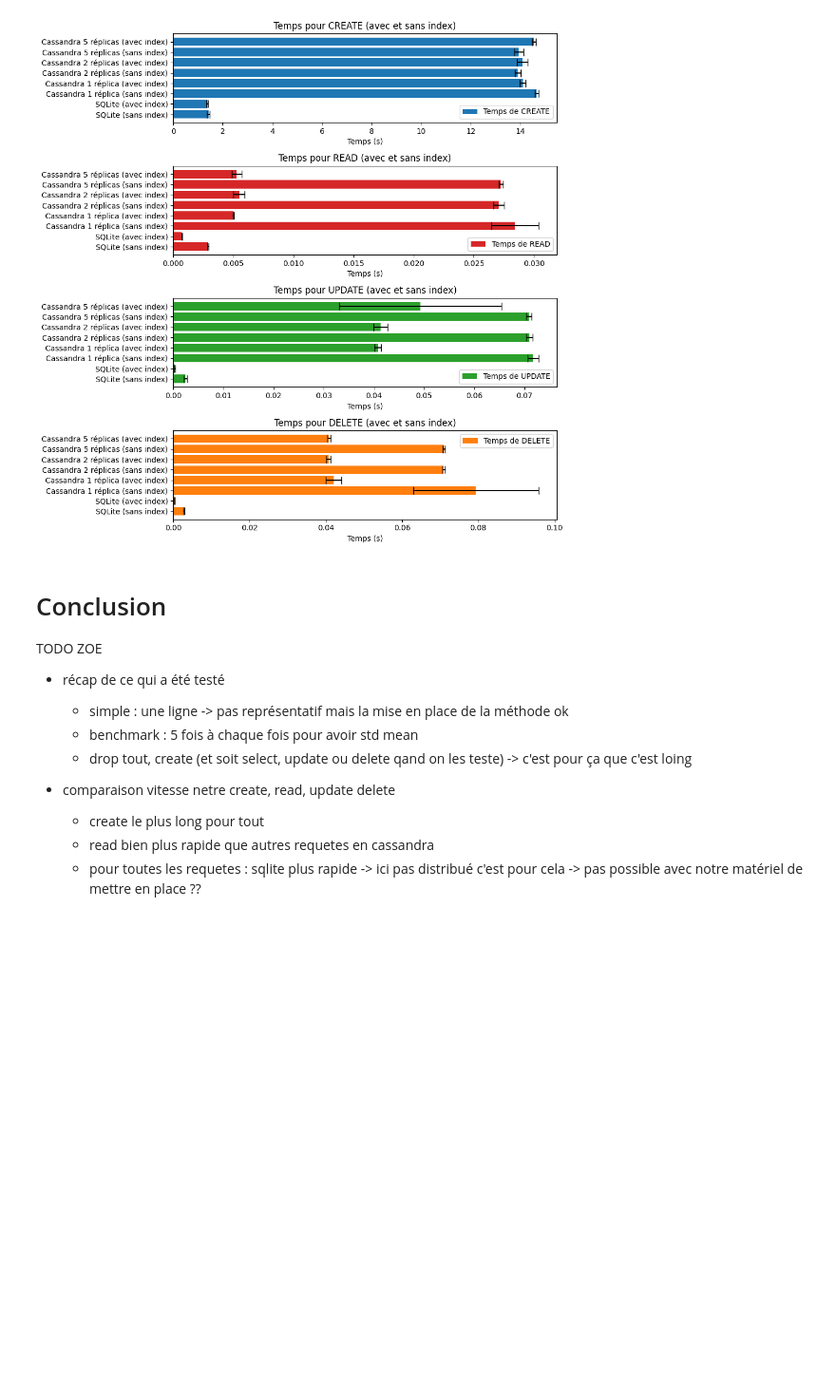
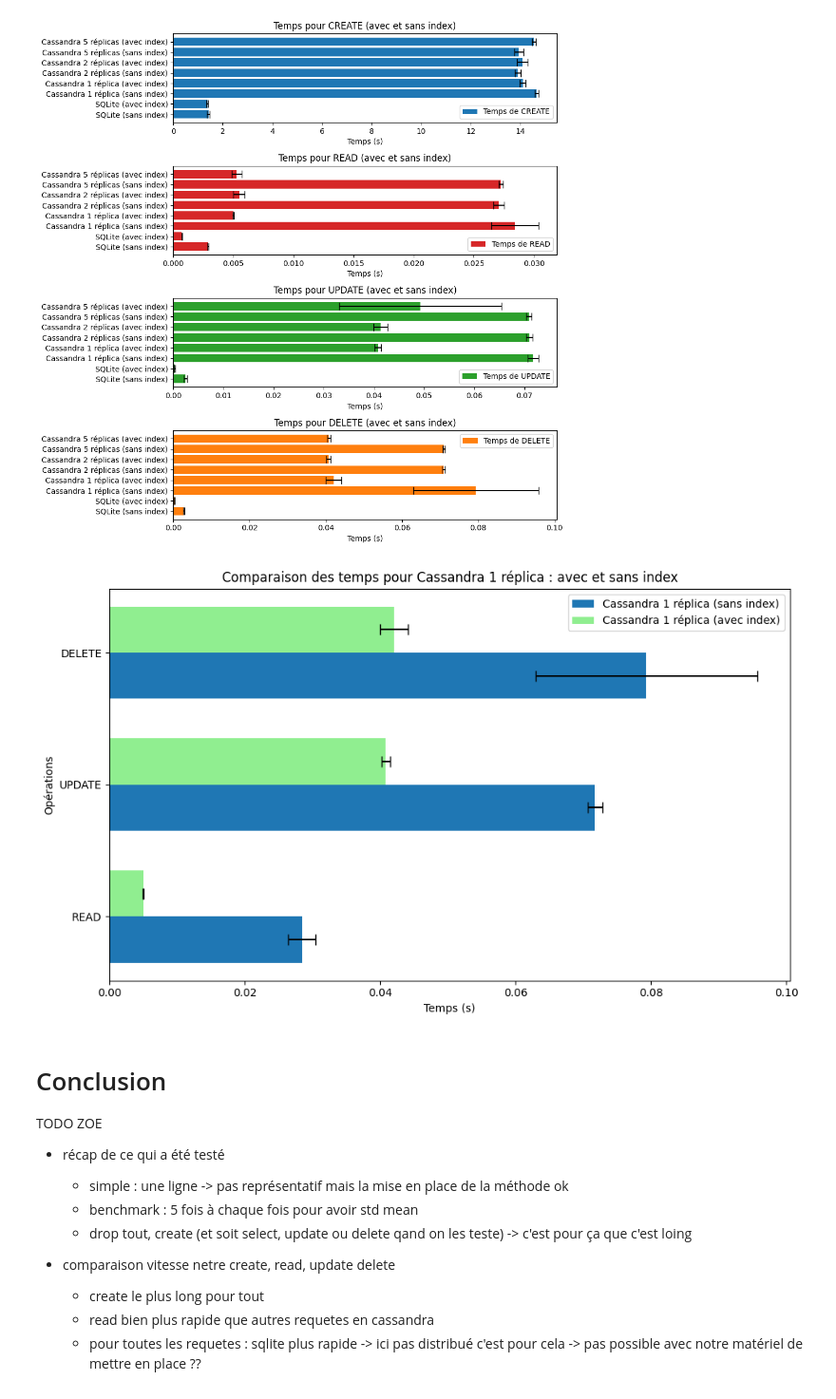
Before and after one commit to charlottekruzic/database-performance-comparison, a Jupyter notebook: notebook.ipynb, the cells around one changed output. Shown at 95% size. Drawn from its saved outputs; the diff is of its cells as text; code cells hidden in the pictures; blank space fills up the shorter version.

```diff
--- a/notebook.ipynb
+++ b/notebook.ipynb
@@ -2785,6 +2786,45 @@ plt.tight_layout()
 plt.show()
 # %% [output]
 [figure]
+# %%
+operations = ['READ', 'UPDATE', 'DELETE']
+
+# Largeur des barres
+width = 0.35
+
+# Positions pour les barres
+y = np.arange(len(operations))
+
+# Graphique
+fig, ax = plt.subplots(figsize=(10, 6))
+
+# Barres pour Cassandra 1 réplica sans index
+ax.barh(y - width/2, [cassandra_1_replicas_times[op][0] for op in operations],
+        width, label='Cassandra 1 réplica (sans index)', color='tab:blue',
+        xerr=[cassandra_1_replicas_times[op][1] for op in operations], capsize=5)
+
+# Barres pour Cassandra 1 réplica avec index
+ax.barh(y + width/2, [cassandra_1_replicas_times_index[op][0] for op in operations],
+        width, label='Cassandra 1 réplica (avec index)', color='#90EE90',
+        xerr=[cassandra_1_replicas_times_index[op][1] for op in operations], capsize=5)
+
+# Ajouter des labels et titre
+ax.set_ylabel('Opérations')
+ax.set_xlabel('Temps (s)')
+ax.set_title('Comparaison des temps pour Cassandra 1 réplica : avec et sans index')
+ax.set_yticks(y)
+ax.set_yticklabels(operations)
+
+# Légende
+ax.legend()
+
+# Ajuster la disposition
+plt.tight_layout()
+
+# Afficher le graphique
+plt.show()
+# %% [output]
+[figure, added]
 # %% [markdown]
 # Conclusion
 
```
Also changed, not shown: parts of 2 cells of this notebook.
